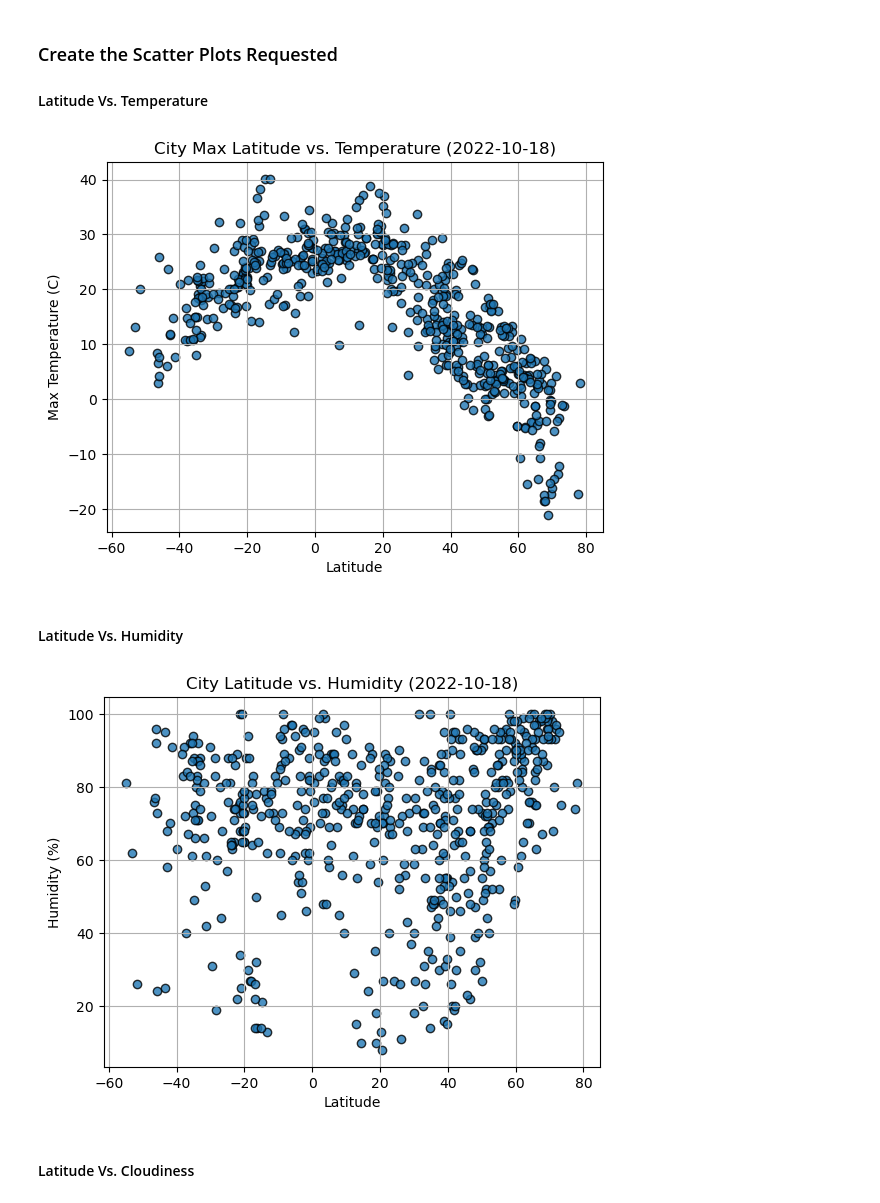
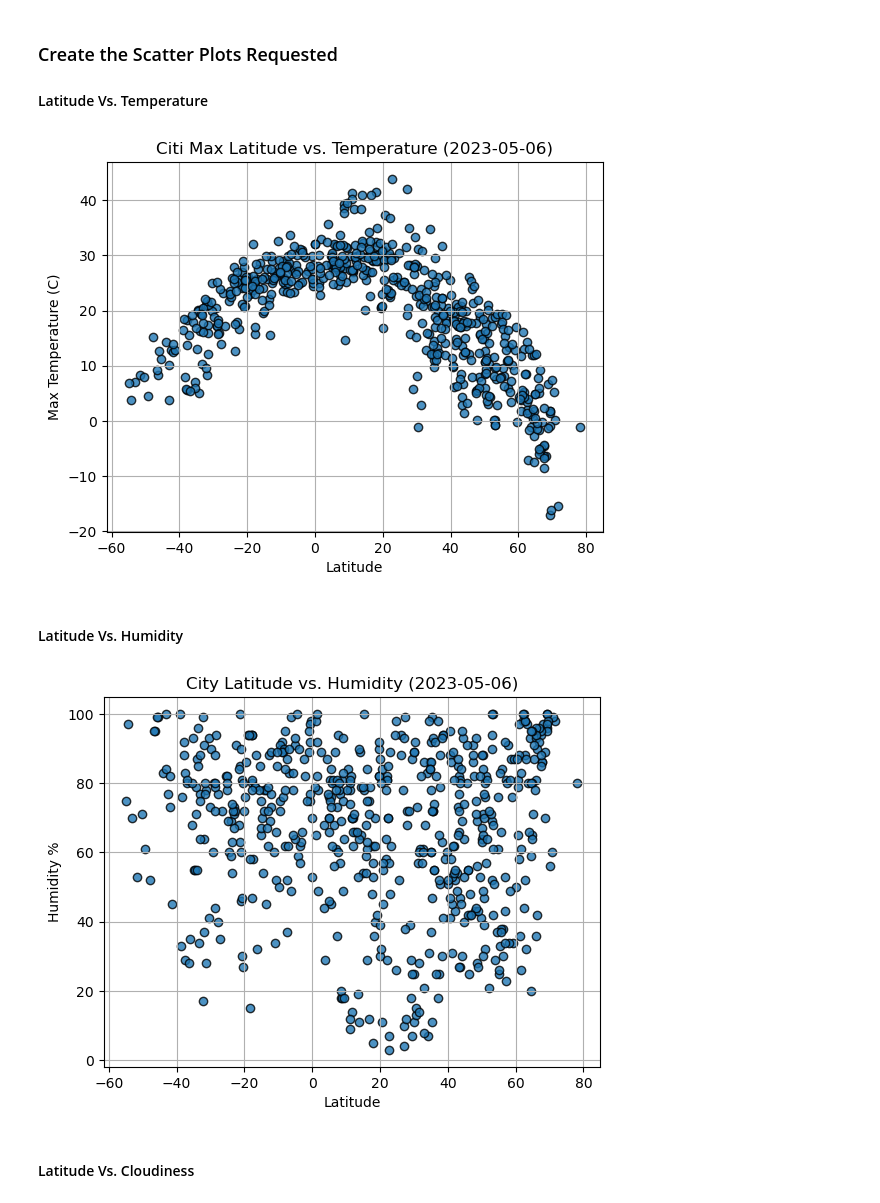
Before and after one commit to ferandom90/APIs-Weather-Latitude-Comparisons, a Jupyter notebook: WeatherPy.ipynb, the cells around one changed output. Cells and saved outputs as stored; diff of their text form; code cells hidden in the pictures.

```diff
--- a/WeatherPy.ipynb
+++ b/WeatherPy.ipynb
@@ -176,6 +174,6 @@ OSError: Cannot save file into a non-existent directory: 'output_data'
 # %%
 # Read saved data
-city_data_df = pd.read_csv("output_data/cities.csv", index_col="City_ID")
+city_data_df = pd.read_csv("cities.csv", index_col="City_ID")
 
 # Display sample data
 city_data_df.head()
@@ -193,34 +191,54 @@ city_data_df.head()
 #### Latitude Vs. Temperature
 # %%
 # Build scatter plot for latitude vs. temperature
-# YOUR CODE HERE
+
+x_values = city_data_df['Lat']
+y_values = city_data_df['Max Temp']
+
+plt.scatter(x_values, y_values, edgecolor="black", marker="o", alpha=0.8, label="Cities")
+plt.grid(True)
+
 
 # Incorporate the other graph properties
-# YOUR CODE HERE
+
+plt.xlabel('Latitude')
+plt.ylabel('Max Temperature (C)')
+plt.title('Citi Max Latitude vs. Temperature (2023-05-06)')
+
 
 # Save the figure
-plt.savefig("output_data/Fig1.png")
+plt.savefig("Fig1.png")
 
 # Show plot
 plt.show()
+
+# check the date only
 # %% [output]
-[figure, old version]
+[figure, new version]
 # %% [markdown]
 #### Latitude Vs. Humidity
 # %%
 # Build the scatter plots for latitude vs. humidity
-# YOUR CODE HERE
+
+x_values = city_data_df['Lat']
+y_values = city_data_df['Humidity']
+
+plt.scatter(x_values, y_values, edgecolor="black", marker="o", alpha=0.8, label="Cities")
+plt.grid(True)
 
 # Incorporate the other graph properties
-# YOUR CODE HERE
+
+plt.xlabel('Latitude')
+plt.ylabel('Humidity %')
+plt.title('City Latitude vs. Humidity (2023-05-06)')
 
 # Save the figure
-plt.savefig("output_data/Fig2.png")
+plt.savefig("Fig2.png")
 
 # Show plot
 plt.show()
 # %% [output]
-[figure, old version]
+[figure, new version]
 # %% [markdown]
 #### Latitude Vs. Cloudiness
 # %%
```
Also changed, not shown: parts of 36 cells of this notebook, 6 other files.
